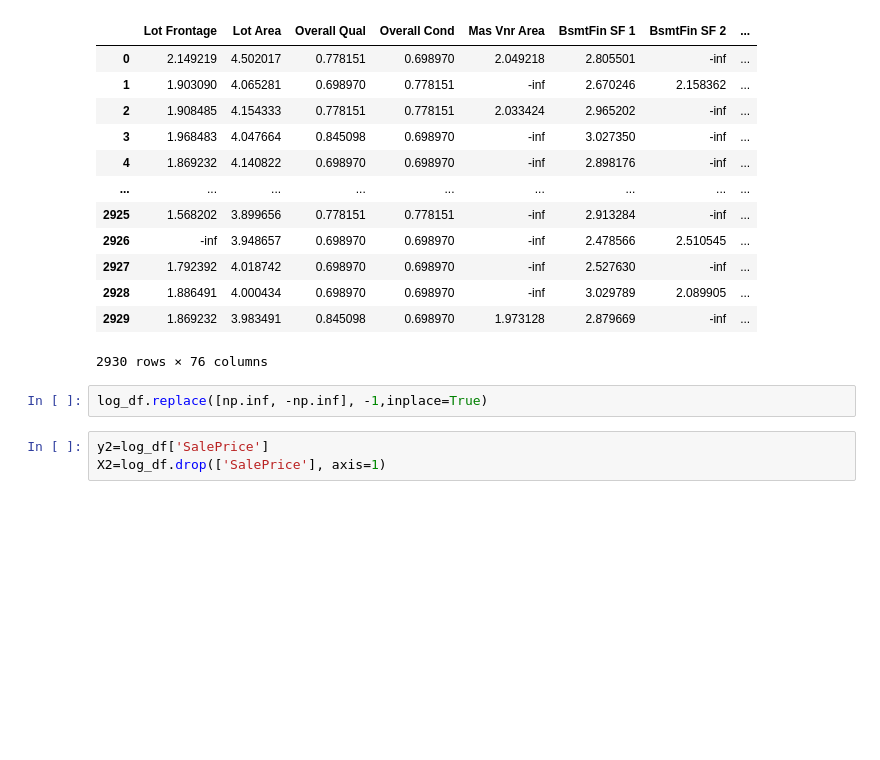
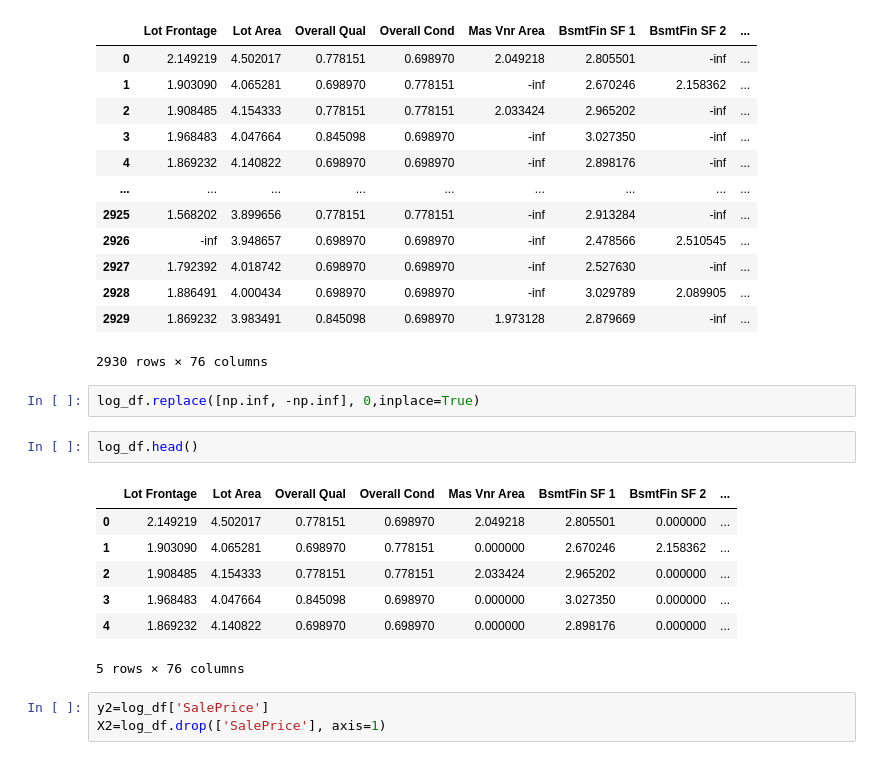
Before and after one commit to prateeksab/housingprices, a Jupyter notebook: DCR_Lasso_ridge.ipynb, the cells around one changed output. Saved outputs shown, nothing was run; the diff lists cells and outputs as text; blank space fills up the shorter version.

```diff
--- a/DCR_Lasso_ridge.ipynb
+++ b/DCR_Lasso_ridge.ipynb
@@ -263,7 +253,17 @@ log_df
 | 2929 | 1.869232 | 3.983491 | 0.845098 | 0.698970 | 1.973128 | 2.879669 | -inf | ... |
 2930 rows × 76 columns
 # %%
-log_df.replace([np.inf, -np.inf], -1,inplace=True)
+log_df.replace([np.inf, -np.inf], 0,inplace=True)
+# %%
+log_df.head()
+# %% [output]
+|  | Lot Frontage | Lot Area | Overall Qual | Overall Cond | Mas Vnr Area | BsmtFin SF 1 | BsmtFin SF 2 | ... |
+| 0 | 2.149219 | 4.502017 | 0.778151 | 0.698970 | 2.049218 | 2.805501 | 0.000000 | ... |
+| 1 | 1.903090 | 4.065281 | 0.698970 | 0.778151 | 0.000000 | 2.670246 | 2.158362 | ... |
+| 2 | 1.908485 | 4.154333 | 0.778151 | 0.778151 | 2.033424 | 2.965202 | 0.000000 | ... |
+| 3 | 1.968483 | 4.047664 | 0.845098 | 0.698970 | 0.000000 | 3.027350 | 0.000000 | ... |
+| 4 | 1.869232 | 4.140822 | 0.698970 | 0.698970 | 0.000000 | 2.898176 | 0.000000 | ... |
+5 rows × 76 columns
 # %%
 y2=log_df['SalePrice']
 X2=log_df.drop(['SalePrice'], axis=1)
```
Also changed, not shown: parts of 12 cells of this notebook.
